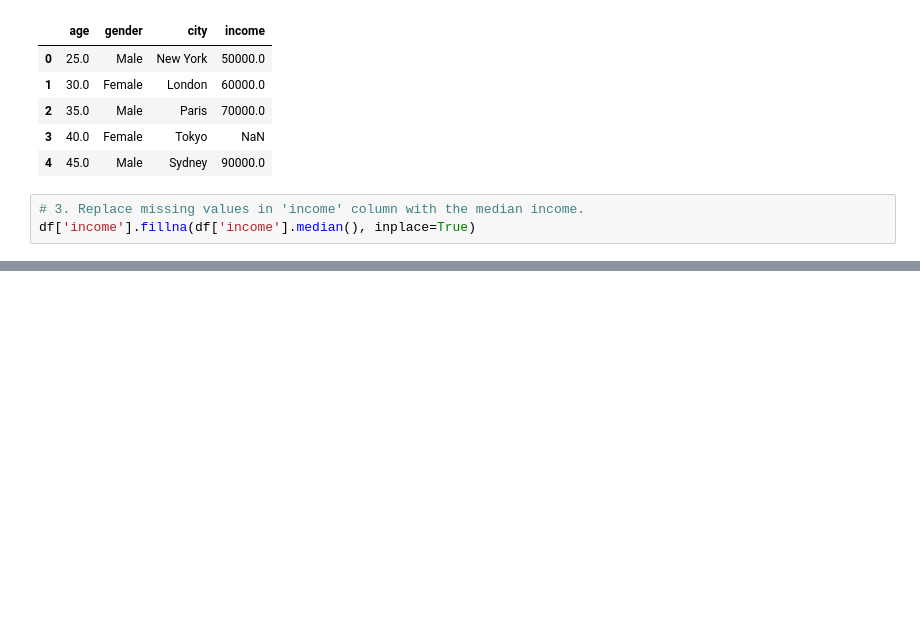
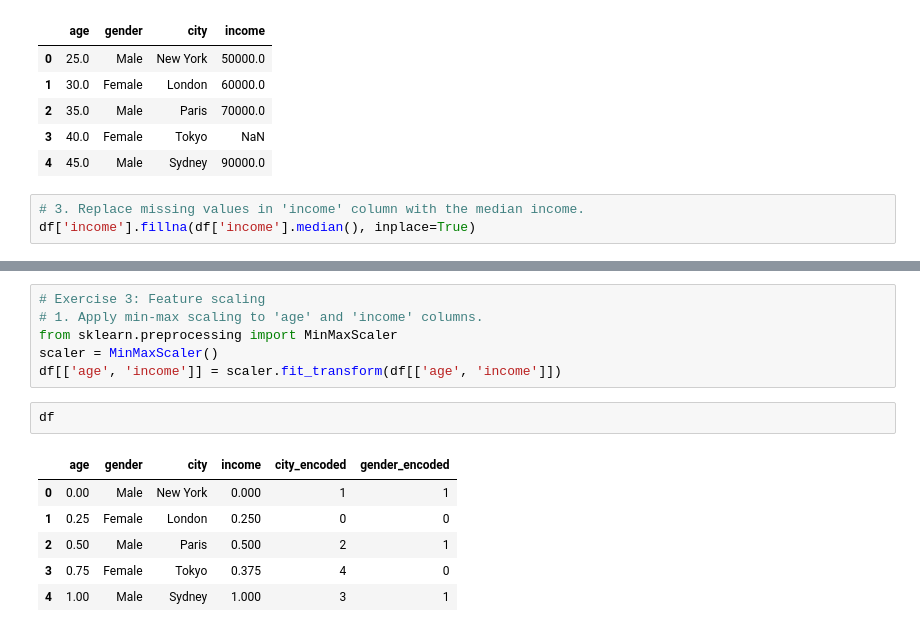
Before and after one commit to pylamohan2011/AIML_Aspiriant, a Jupyter notebook: Data_PreProcessing.ipynb, the cells around one changed output, grey strips where cells are left out. Drawn from its saved outputs; the diff is of its cells as text; blank space fills up the shorter version.

```diff
--- a/Data_PreProcessing.ipynb
+++ b/Data_PreProcessing.ipynb
@@ -74,0 +255,15 @@ df['income'].fillna(df['income'].median(), inplace=True)
+# %%
+# Exercise 3: Feature scaling
+# 1. Apply min-max scaling to 'age' and 'income' columns.
+from sklearn.preprocessing import MinMaxScaler
+scaler = MinMaxScaler()
+df[['age', 'income']] = scaler.fit_transform(df[['age', 'income']])
+# %%
+df
+# %% [output]
+|  | age | gender | city | income | city_encoded | gender_encoded |
+| 0 | 0.00 | Male | New York | 0.000 | 1 | 1 |
+| 1 | 0.25 | Female | London | 0.250 | 0 | 0 |
+| 2 | 0.50 | Male | Paris | 0.500 | 2 | 1 |
+| 3 | 0.75 | Female | Tokyo | 0.375 | 4 | 0 |
+| 4 | 1.00 | Male | Sydney | 1.000 | 3 | 1 |
```
Also changed, not shown: parts of 29 cells of this notebook.
